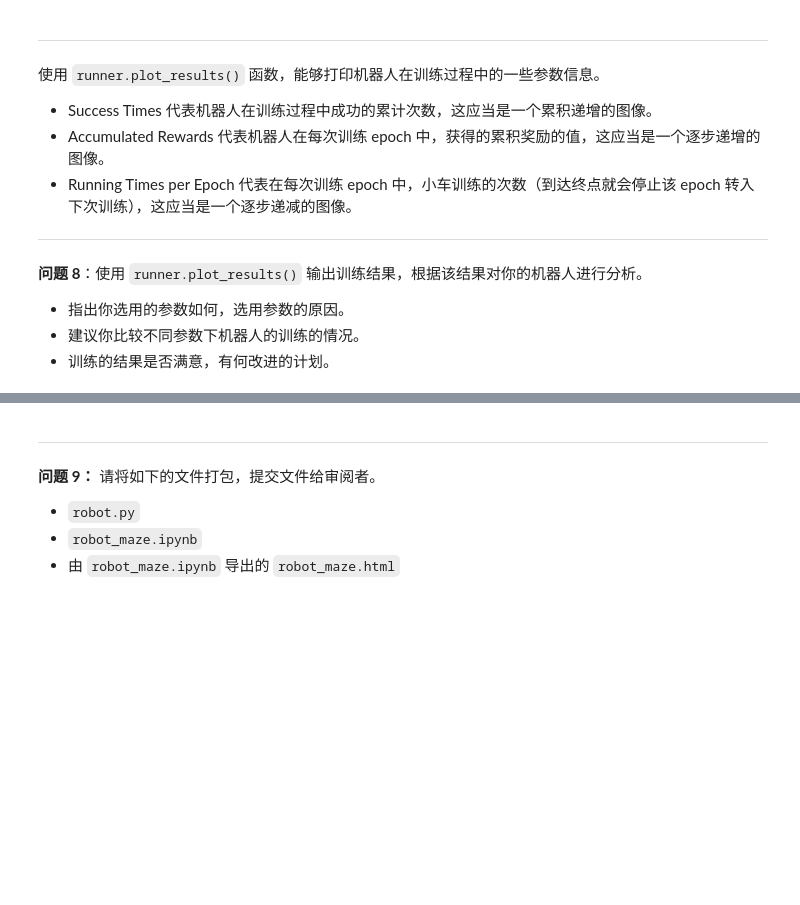
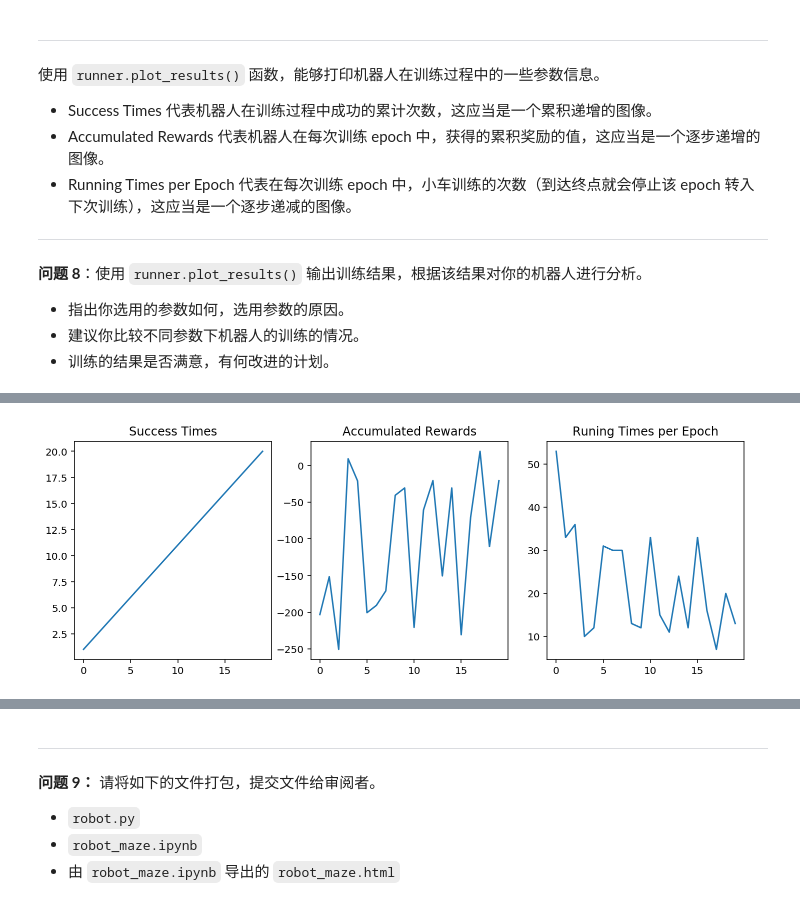
Before and after one commit to UnsteadyNightMare/robot_maze, a Jupyter notebook: robot_maze.ipynb, the cells around one changed output, grey strips where cells are left out. Drawn from its saved outputs; the diff is of its cells as text; code cells hidden in the pictures; blank space fills up the shorter version.

```diff
--- a/robot_maze.ipynb
+++ b/robot_maze.ipynb
@@ -332,0 +338,9 @@ epoch选择为50，让agent与环境充分交互；epsilon设置为0.5，可以
+# %%
+"""
+epsilon0 = 0.5
+alpha = 0.5
+gamma = 0.1
+"""
+runner.plot_results()
+# %% [output]
+[figure, added]
```
Also changed, not shown: parts of 12 cells of this notebook, 2 other files.
